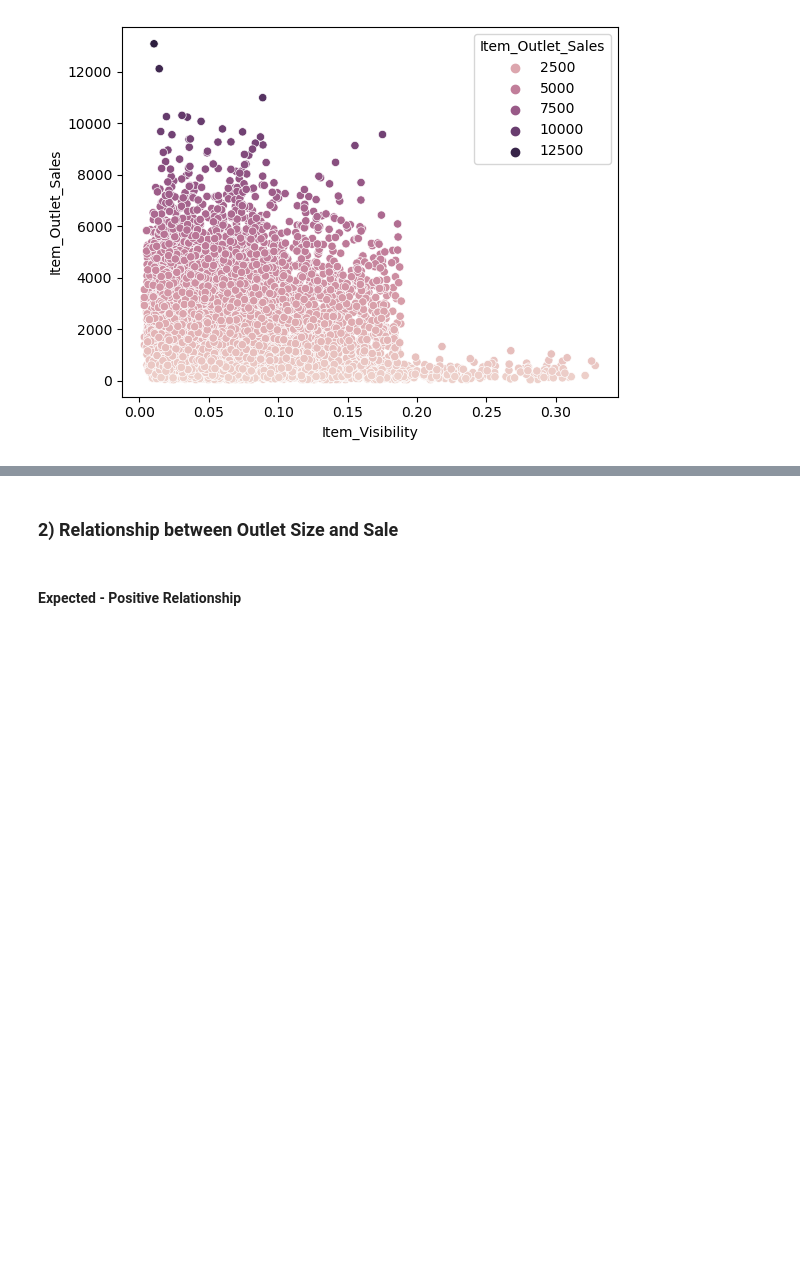
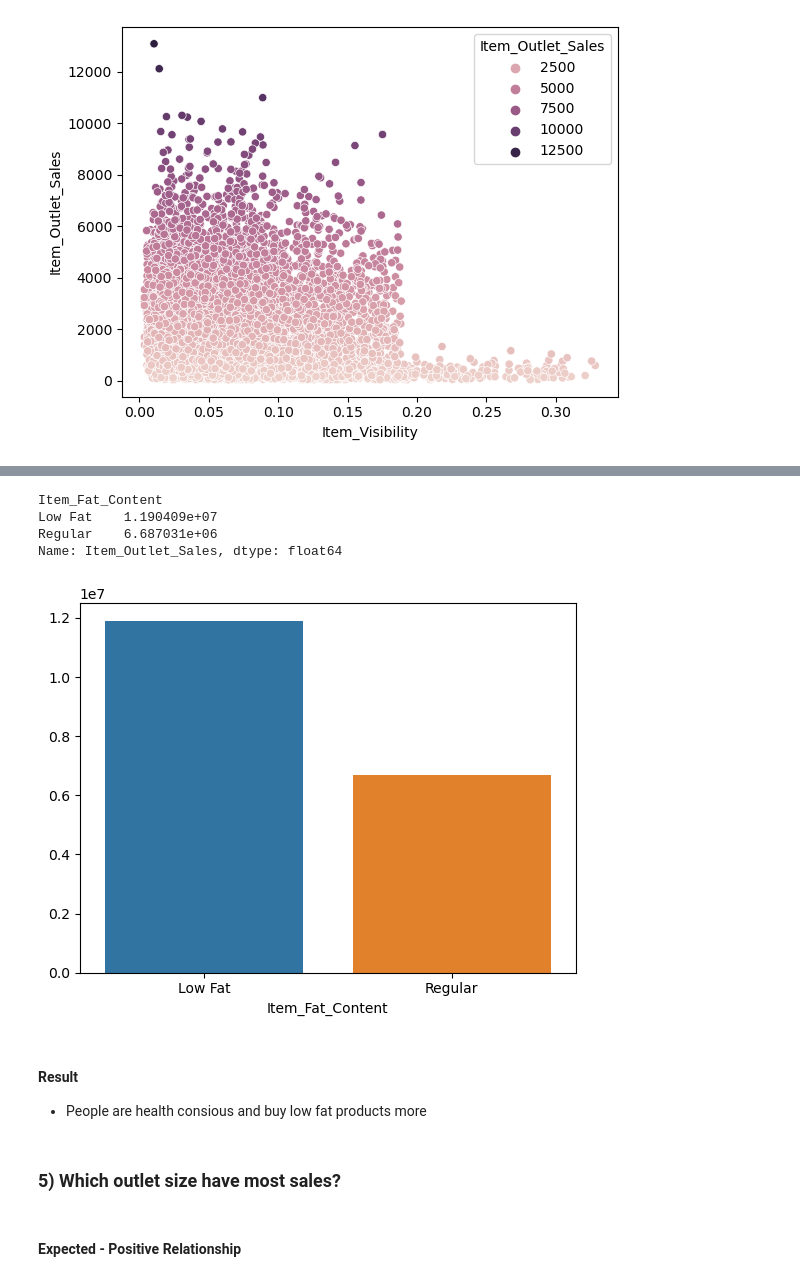
Before and after one commit to komalchamyal/bigmart-analysis, a Jupyter notebook: Big Mart Sales Analysis & Prediction.ipynb, the cells around one changed output, grey strips where cells are left out. Drawn from its saved outputs; the diff is of its cells as text; code cells hidden in the pictures; blank space fills up the shorter version.

```diff
--- a/Big Mart Sales Analysis & Prediction.ipynb
+++ b/Big Mart Sales Analysis & Prediction.ipynb
@@ -282,4 +325,17 @@ sns.catplot(data=dataset[["Item_Visibility", "Item_Type"]], y="Item_Type", x="It
+# %%
+fat_sales=df.groupby("Item_Fat_Content").sum()["Item_Outlet_Sales"]
+sns.barplot(x=fat_sales.index, y= fat_sales.values)
+fat_sales
+# %% [output]
+Item_Fat_Content
+Low Fat    1.190409e+07
+Regular    6.687031e+06
+Name: Item_Outlet_Sales, dtype: float64
+[figure, added]
+# %% [markdown]
+#### Result
+- People are health consious and buy low fat products more
 # %% [markdown]
-### 2) Relationship between Outlet Size and Sale
+### 5) Which outlet size have most sales?
 # %% [markdown]
 #### Expected - Positive Relationship
```
Also changed, not shown: parts of 57 cells of this notebook.
